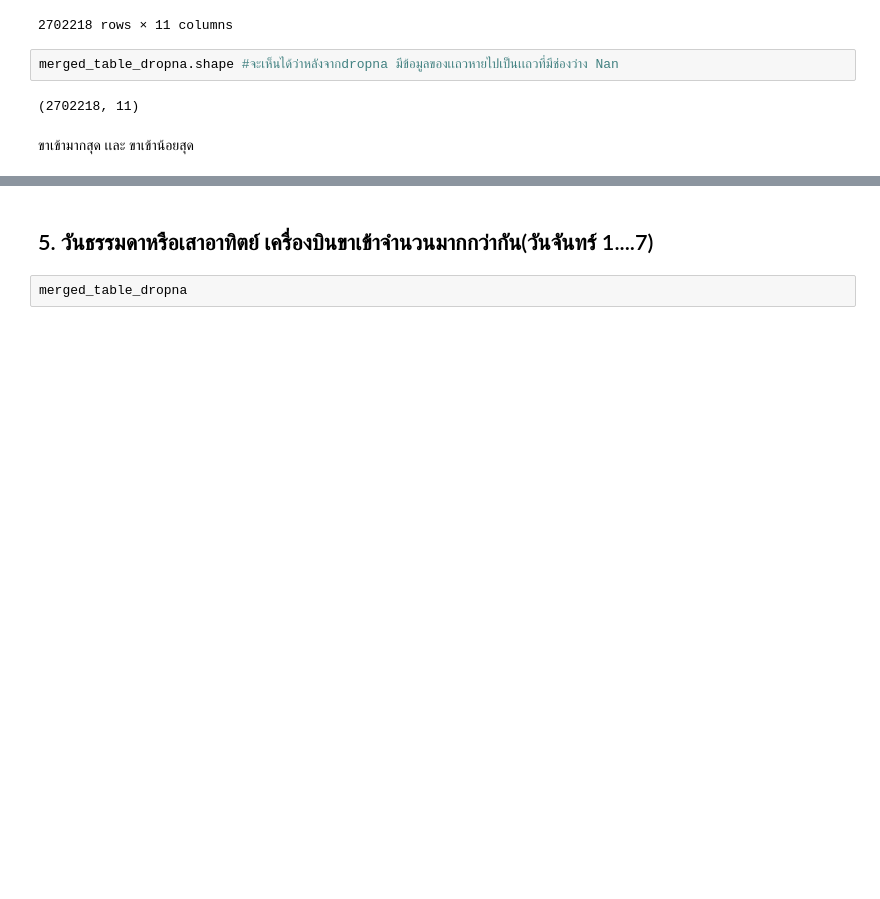
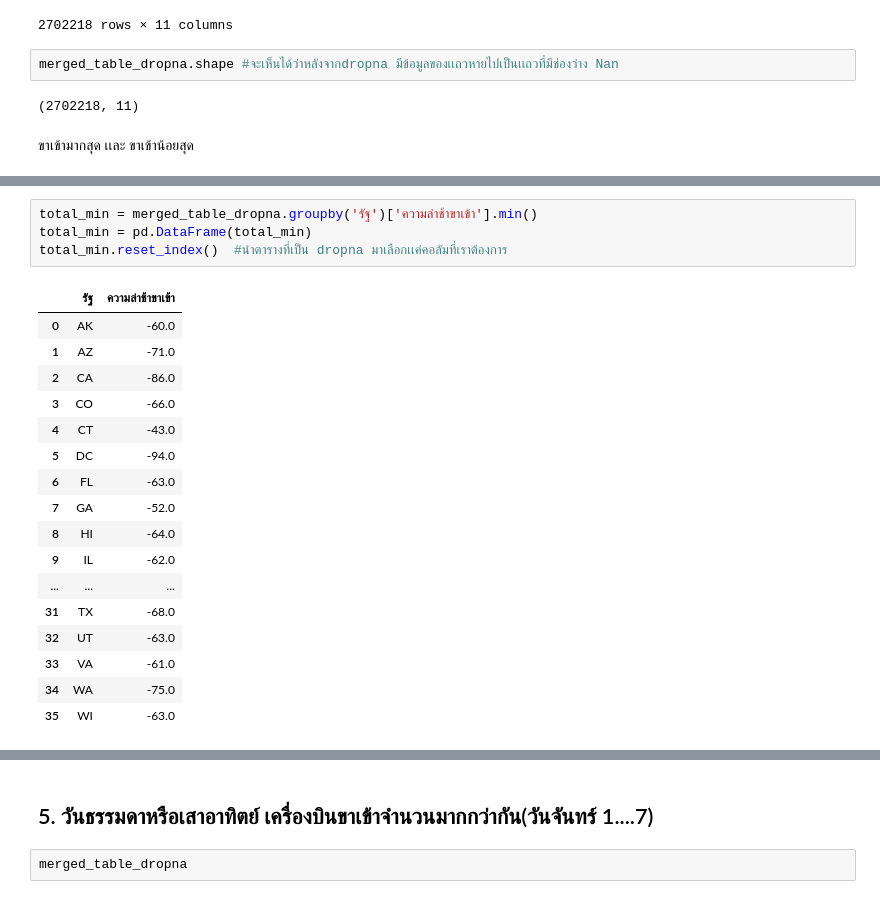
Before and after one commit to kittikhun62/DWDM21, a Jupyter notebook: MiniExam.ipynb, the cells around one changed output, grey strips where cells are left out. Drawn from its saved outputs; the diff is of its cells as text; blank space fills up the shorter version.

```diff
--- a/MiniExam.ipynb
+++ b/MiniExam.ipynb
@@ -187,0 +174,22 @@ total[total['ความล่าช้าขาเข้า'] == 1845]  # ด
+# %%
+total_min = merged_table_dropna.groupby('รัฐ')['ความล่าช้าขาเข้า'].min()
+total_min = pd.DataFrame(total_min)
+total_min.reset_index()  #นำตารางที่เป็น dropna มาเลือกเเค่คอลัมที่เราต้องการ
+# %% [output]
+|  | รัฐ | ความล่าช้าขาเข้า |
+| 0 | AK | -60.0 |
+| 1 | AZ | -71.0 |
+| 2 | CA | -86.0 |
+| 3 | CO | -66.0 |
+| 4 | CT | -43.0 |
+| 5 | DC | -94.0 |
+| 6 | FL | -63.0 |
+| 7 | GA | -52.0 |
+| 8 | HI | -64.0 |
+| 9 | IL | -62.0 |
+| ... | ... | ... |
+| 31 | TX | -68.0 |
+| 32 | UT | -63.0 |
+| 33 | VA | -61.0 |
+| 34 | WA | -75.0 |
+| 35 | WI | -63.0 |
```
Also changed, not shown: parts of 13 cells of this notebook.
